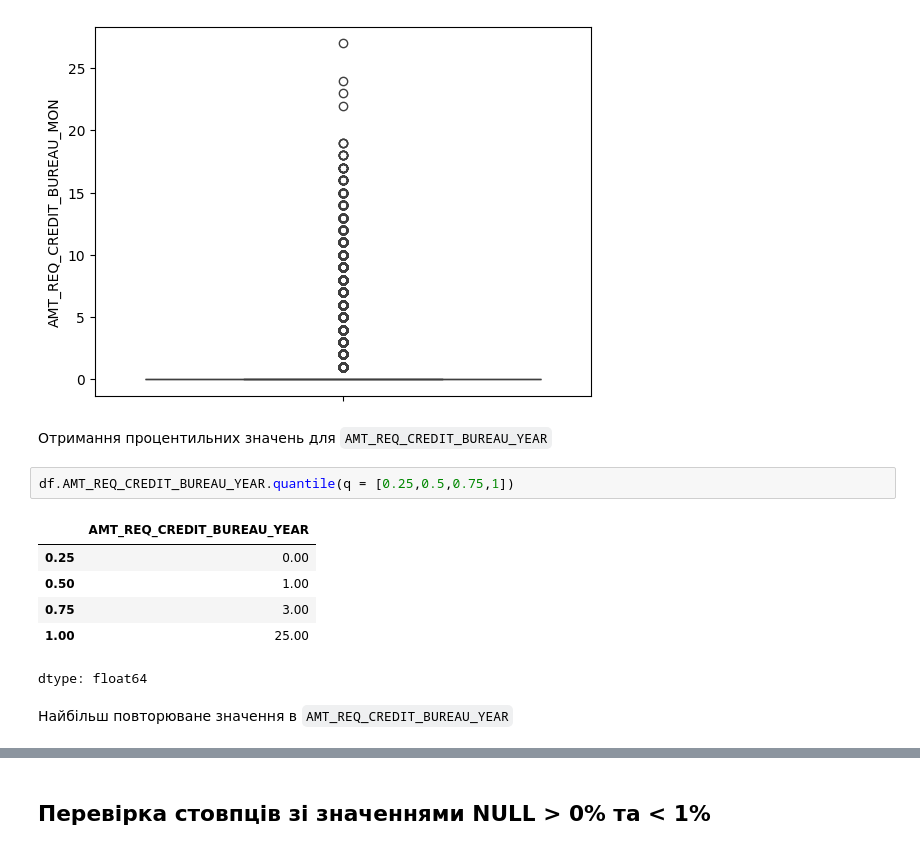
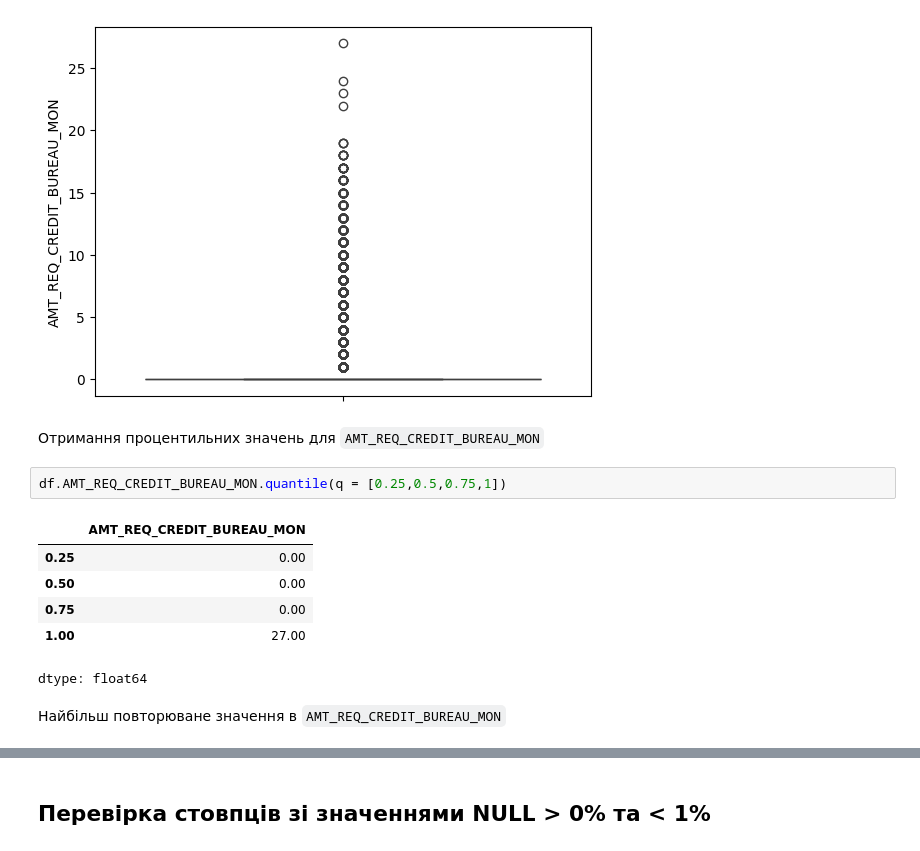
Before and after one commit to timapasechnik/ml_basic, a Jupyter notebook: HW_1_2_Credit_EDA.ipynb, the cells around one changed output, grey strips where cells are left out. Saved outputs shown, nothing was run; the diff lists cells and outputs as text.

```diff
--- a/HW_1_2_Credit_EDA.ipynb
+++ b/HW_1_2_Credit_EDA.ipynb
@@ -562,16 +571,16 @@ plt.show()
 # %% [output]
 [figure]
 # %% [markdown]
-Отримання процентильних значень для `AMT_REQ_CREDIT_BUREAU_YEAR`
+Отримання процентильних значень для `AMT_REQ_CREDIT_BUREAU_MON`
 # %%
-df.AMT_REQ_CREDIT_BUREAU_YEAR.quantile(q = [0.25,0.5,0.75,1])
+df.AMT_REQ_CREDIT_BUREAU_MON.quantile(q = [0.25,0.5,0.75,1])
 # %% [output]
-|  | AMT_REQ_CREDIT_BUREAU_YEAR |
+|  | AMT_REQ_CREDIT_BUREAU_MON |
 | 0.25 | 0.00 |
-| 0.50 | 1.00 |
-| 0.75 | 3.00 |
-| 1.00 | 25.00 |
+| 0.50 | 0.00 |
+| 0.75 | 0.00 |
+| 1.00 | 27.00 |
 dtype: float64
 # %% [markdown]
-Найбільш повторюване значення в `AMT_REQ_CREDIT_BUREAU_YEAR`
+Найбільш повторюване значення в `AMT_REQ_CREDIT_BUREAU_MON`
 # %%
```
Also changed, not shown: parts of 31 cells of this notebook.
